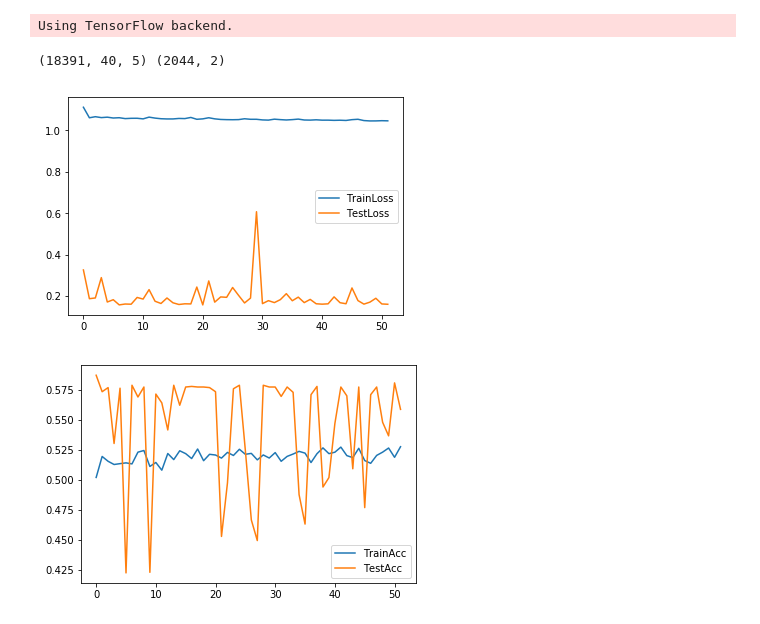
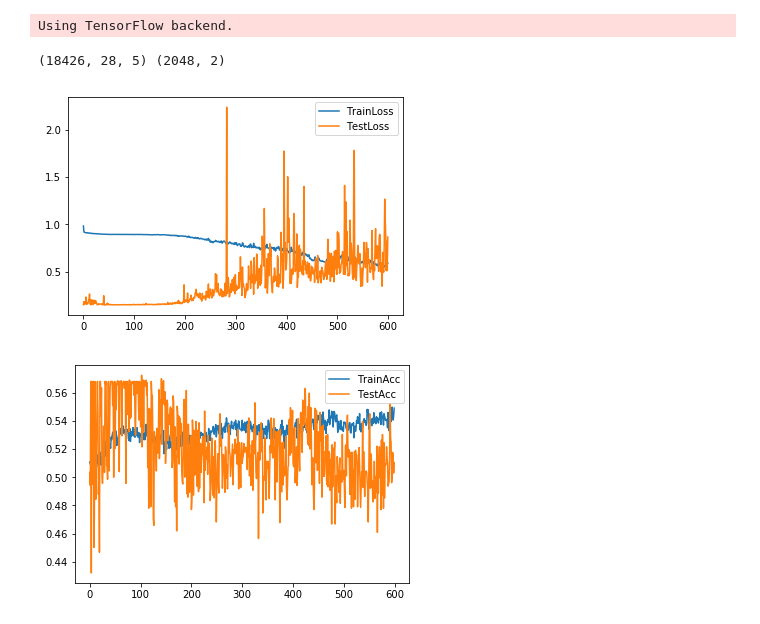
Before and after one commit to sshh12/StockMarketML, a Jupyter notebook: Variation2/TrendPrediction.ipynb, the cells around one changed output. Saved outputs shown, nothing was run; the diff lists cells and outputs as text; code cells hidden in the pictures.

```diff
--- a/Variation2/TrendPrediction.ipynb
+++ b/Variation2/TrendPrediction.ipynb
@@ -25,8 +25,8 @@ Using TensorFlow backend.
 epochs           = 600
 batch_size       = 32
 
-window_size      = 45
-skip_window_size = 5
+window_size      = 32
+skip_window_size = 4
 
 train_split      = .9
 emb_size         = 5
@@ -148,7 +148,7 @@ def get_model():
 
     model.add(Dense(2))
 
-    model.compile(loss='mse', optimizer=adam(), metrics=[binacc])
+    model.compile(loss='mse', optimizer=Nadam(), metrics=[binacc])
 
     return model
 # %%
@@ -160,36 +160,36 @@ if __name__ == "__main__":
 
     print(trainX.shape, testY.shape)
 # %% [output]
-(18391, 40, 5) (2044, 2)
+(18426, 28, 5) (2048, 2)
 # %%
 # Train
 
 if __name__ == "__main__":
 
     model = get_model()
 
     reduce_LR = ReduceLROnPlateau(monitor='val_loss', factor=0.9, patience=30, min_lr=1e-7, verbose=0)
     e_stopping = EarlyStopping(monitor='val_binacc', patience=50)
     checkpoint = ModelCheckpoint(os.path.join('..', 'models', 'trend-pred.h5'),
                                  monitor='val_binacc',
                                  verbose=0,
                                  save_best_only=True)
 
     history = model.fit(trainX, trainY, epochs=epochs,
                                         batch_size=batch_size,
                                         validation_data=(testX, testY),
                                         verbose=0,
-                                        callbacks=[e_stopping, checkpoint])
+                                        callbacks=[checkpoint])
 
     plt.plot(history.history['loss'])
     plt.plot(history.history['val_loss'])
     plt.legend(['TrainLoss', 'TestLoss'])
     plt.show()
 
     plt.plot(history.history['binacc'])
     plt.plot(history.history['val_binacc'])
     plt.legend(['TrainAcc', 'TestAcc'])
     plt.show()
 # %% [output]
-[figure, old version]
+[figure, new version]
-[figure, old version]
+[figure, new version]
```
Also changed, not shown: parts of 1 cell of this notebook, 2 other files.
